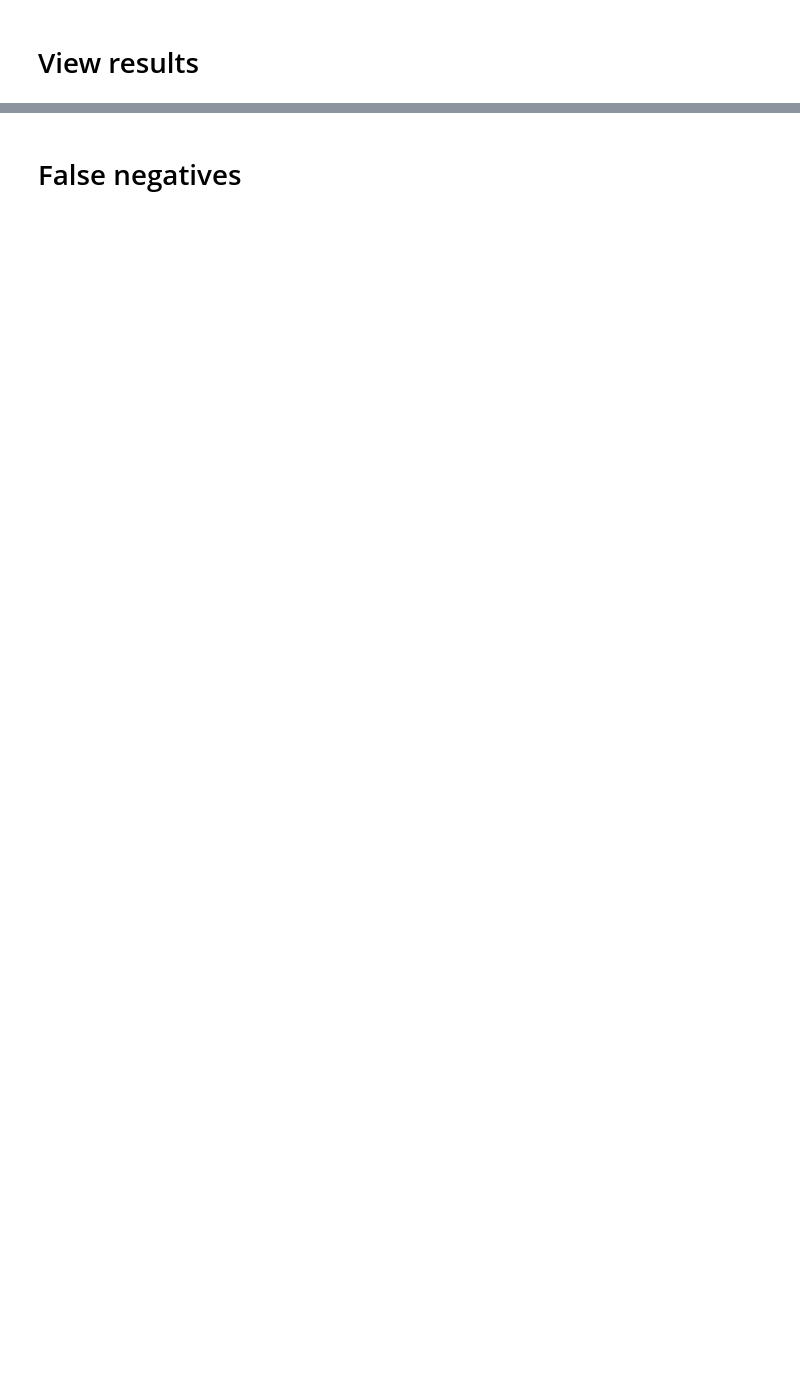
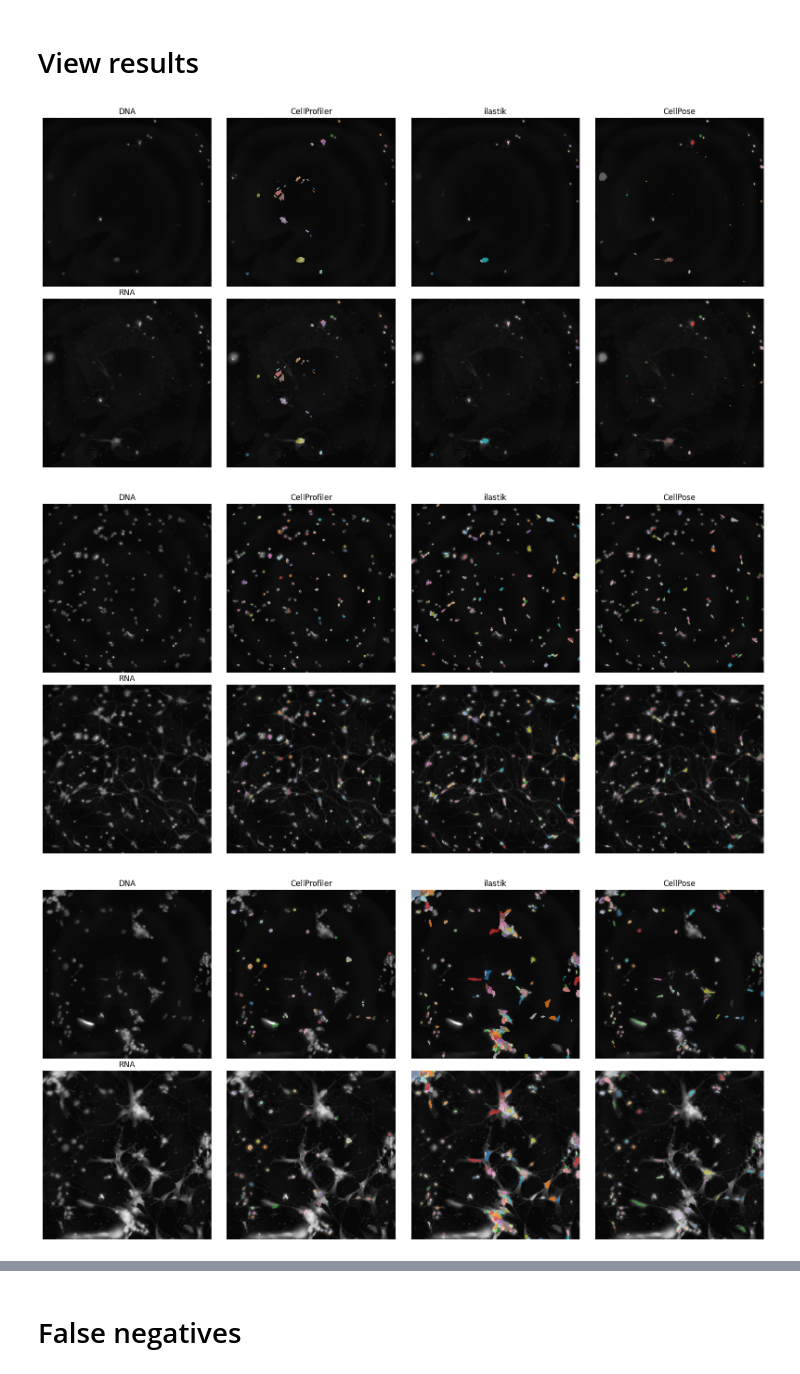
Before and after one commit to Shavit-Lab/cell_paint_seg, a Jupyter notebook: eval-segmentation.ipynb, the cells around one changed output, grey strips where cells are left out. Drawn from its saved outputs; the diff is of its cells as text; code cells hidden in the pictures; blank space fills up the shorter version.

```diff
--- a/eval-segmentation.ipynb
+++ b/eval-segmentation.ipynb
@@ -26,8 +26,8 @@ path_dir_im = "/Users/thomasathey/Documents/shavit-lab/fraenkel/first-sample/Ass
 path_dir_gt = "/Users/thomasathey/Documents/shavit-lab/fraenkel/first-sample/Assay Dev 20230329/BR00142688__2024-03-29T19_57_13-Measurement 1/test-set/hdf5s/"
 
 # CellProfiler statistics which are used to filter segmented objects
-path_cp_stats_nuc = "/Users/thomasathey/Documents/shavit-lab/fraenkel/first-sample/Assay Dev 20230329/BR00142688__2024-03-29T19_57_13-Measurement 1/test-set/test_setNuclei.csv"
-path_cp_stats_cell = "/Users/thomasathey/Documents/shavit-lab/fraenkel/first-sample/Assay Dev 20230329/BR00142688__2024-03-29T19_57_13-Measurement 1/test-set/test_setCells.csv"
+path_cp_stats_nuc = "/Users/thomasathey/Documents/shavit-lab/fraenkel/first-sample/Assay Dev 20230329/BR00142688__2024-03-29T19_57_13-Measurement 1/test-set/cell-profiler-results/test_setNuclei.csv"
+path_cp_stats_cell = "/Users/thomasathey/Documents/shavit-lab/fraenkel/first-sample/Assay Dev 20230329/BR00142688__2024-03-29T19_57_13-Measurement 1/test-set/cell-profiler-results/test_setCells.csv"
 
 # Filtering options where key is the attribute (CellProfiler statistic name or regionprops property name) and value is tuple of lower and upper limits (inclusive)
 cp_stat_limits = {"AreaShape_Area": (300, 4000), "Neighbors_NumberOfNeighbors_Adjacent": (-1, 5), "Neighbors_PercentTouching_Adjacent":(-1, 50)}
@@ -45,50 +45,54 @@ id_to_path_seg_ilastik = utils.get_id_to_path(path_dir_seg_ilastik, tag_seg_ilas
 id_to_path_seg_cpose = utils.get_id_to_path(path_dir_seg_cpose, tag_seg_cpose)
 
 for id in id_to_path_gt.keys():
-    images = utils.read_ims(id_to_path_im[id])
+    images = image_io.read_ims(id_to_path_im[id])
 
-    seg_pred_cprof = utils.read_seg(id_to_path_seg_cprof[id])
+    seg_pred_cprof = image_io.read_seg(id_to_path_seg_cprof[id])
     regions = utils.cp_filter(id, measure.regionprops(seg_pred_cprof), **kwargs)
     seg_pred_cprof_filtered = np.zeros_like(seg_pred_cprof)
     for region in regions:
         seg_pred_cprof_filtered[seg_pred_cprof == region.label] = region.label
 
-    seg_pred_ilastik = utils.read_seg(id_to_path_seg_ilastik[id])
+    seg_pred_ilastik = image_io.read_seg(id_to_path_seg_ilastik[id])
     regions = utils.reg_prop_filter(measure.regionprops(seg_pred_ilastik), reg_stat_limits)
     seg_pred_ilastik_filtered = np.zeros_like(seg_pred_ilastik)
     for region in regions:
         seg_pred_ilastik_filtered[seg_pred_ilastik == region.label] = region.label
 
-    seg_pred_cpose = utils.read_seg(id_to_path_seg_cpose[id])
+    seg_pred_cpose = image_io.read_seg(id_to_path_seg_cpose[id])
     regions = utils.reg_prop_filter(measure.regionprops(seg_pred_cpose), reg_stat_limits)
     seg_pred_cpose_filtered = np.zeros_like(seg_pred_cpose)
     for region in regions:
         seg_pred_cpose_filtered[seg_pred_cpose == region.label] = region.label
 
-    seg_gt = utils.read_seg(id_to_path_gt[id])
+    seg_gt = image_io.read_seg(id_to_path_gt[id])
 
 
     image_dna = images[channels.index("DNA")]
     image_dna = exposure.equalize_adapthist(image_dna, clip_limit=0.03)
     image_rna = images[channels.index("RNA")]
     image_rna = exposure.equalize_adapthist(image_rna, clip_limit=0.03)
 
     f, axs = plt.subplots(nrows=2, ncols=4)
     for ax_col, seg in zip(axs.T, [np.zeros_like(image_dna), seg_pred_cprof_filtered, seg_pred_ilastik_filtered, seg_pred_cpose_filtered]):
         seg_masked = np.ma.masked_array(seg, mask=seg == 0)
 
         ax_col[0].imshow(image_dna, cmap="gray")
         ax_col[0].imshow(seg_masked % 20, cmap="tab20", alpha=0.7)
         ax_col[0].axis("off")
 
         ax_col[1].imshow(image_rna, cmap="gray")
         ax_col[1].imshow(seg_masked % 20, cmap="tab20", alpha=0.7)
         ax_col[1].axis("off")
 
     for ax_col, name in zip(axs.T, ["DNA", "CellProfiler", "ilastik", "CellPose"]):
         ax_col[0].set_title(name)
 
     axs[1,0].set_title("RNA")
     f.set_size_inches(16, 8)
     f.tight_layout()
     #plt.savefig(f"./{id}.svg")
+# %% [output]
+[figure, added]
+[figure, added]
+[figure, added]
```
Also changed, not shown: parts of 5 cells of this notebook, 2 other files.
